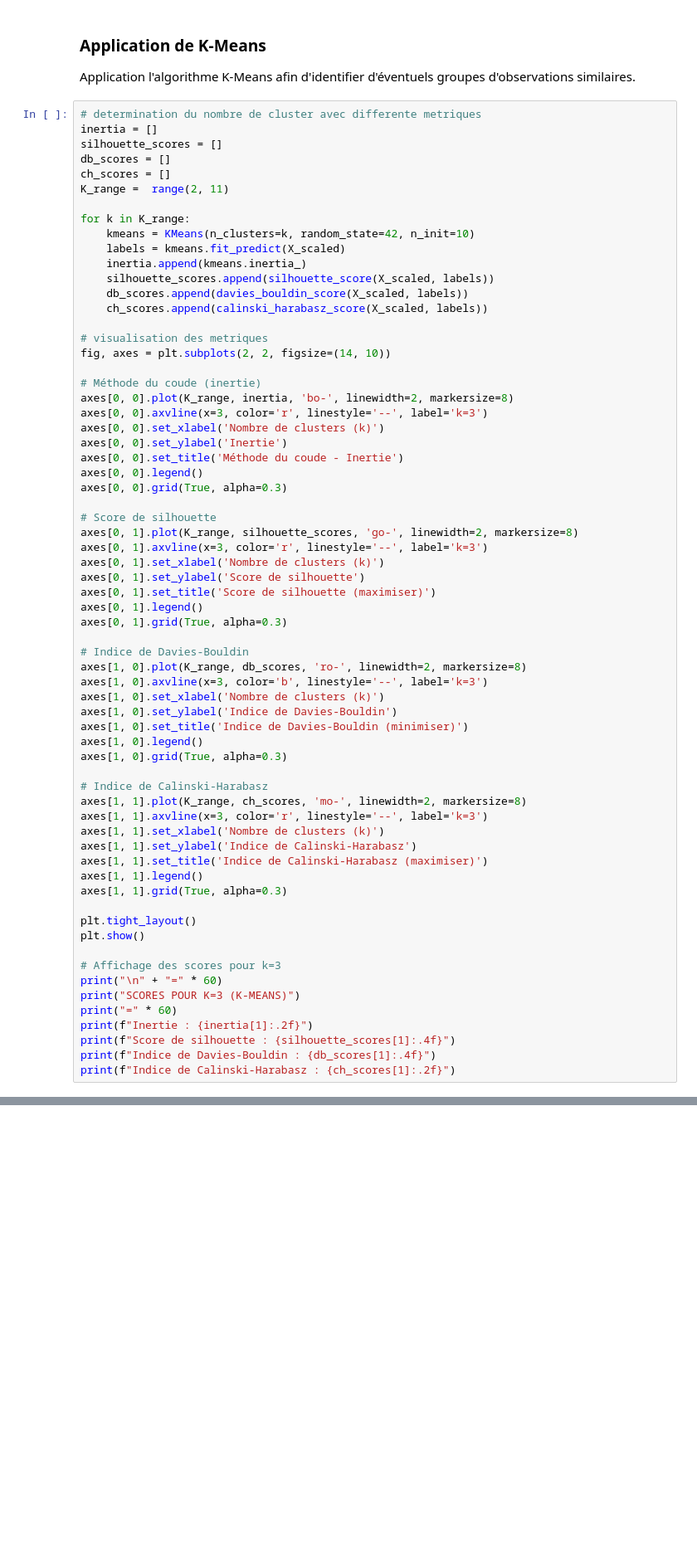
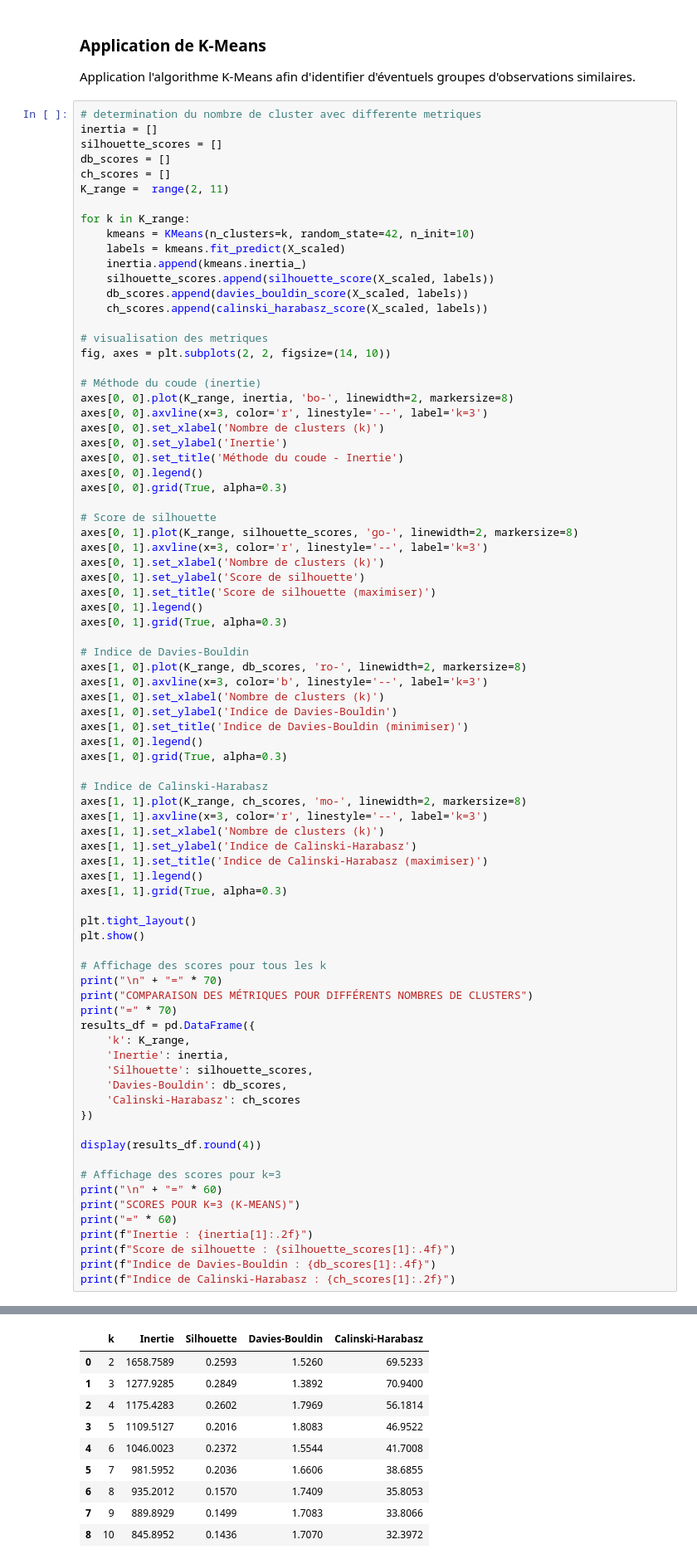
Before and after one commit to lys200/Etude_wine_dataset, a Jupyter notebook: main.ipynb, the cells around one changed output, grey strips where cells are left out. Shown at 83% size. Saved outputs shown, nothing was run; the diff lists cells and outputs as text; blank space fills up the shorter version.

```diff
--- a/main.ipynb
+++ b/main.ipynb
@@ -237,6 +244,20 @@ axes[1, 1].grid(True, alpha=0.3)
 plt.tight_layout()
 plt.show()
 
+# Affichage des scores pour tous les k
+print("\n" + "=" * 70)
+print("COMPARAISON DES MÉTRIQUES POUR DIFFÉRENTS NOMBRES DE CLUSTERS")
+print("=" * 70)
+results_df = pd.DataFrame({
+    'k': K_range,
+    'Inertie': inertia,
+    'Silhouette': silhouette_scores,
+    'Davies-Bouldin': db_scores,
+    'Calinski-Harabasz': ch_scores
+})
+
+display(results_df.round(4))
+
 # Affichage des scores pour k=3
 print("\n" + "=" * 60)
 print("SCORES POUR K=3 (K-MEANS)")
@@ -256,0 +274,10 @@ Indice de Calinski-Harabasz : 70.94
+|  | k | Inertie | Silhouette | Davies-Bouldin | Calinski-Harabasz |
+| 0 | 2 | 1658.7589 | 0.2593 | 1.5260 | 69.5233 |
+| 1 | 3 | 1277.9285 | 0.2849 | 1.3892 | 70.9400 |
+| 2 | 4 | 1175.4283 | 0.2602 | 1.7969 | 56.1814 |
+| 3 | 5 | 1109.5127 | 0.2016 | 1.8083 | 46.9522 |
+| 4 | 6 | 1046.0023 | 0.2372 | 1.5544 | 41.7008 |
+| 5 | 7 | 981.5952 | 0.2036 | 1.6606 | 38.6855 |
+| 6 | 8 | 935.2012 | 0.1570 | 1.7409 | 35.8053 |
+| 7 | 9 | 889.8929 | 0.1499 | 1.7083 | 33.8066 |
+| 8 | 10 | 845.8952 | 0.1436 | 1.7070 | 32.3972 |
```
Also changed, not shown: parts of 5 cells of this notebook.
